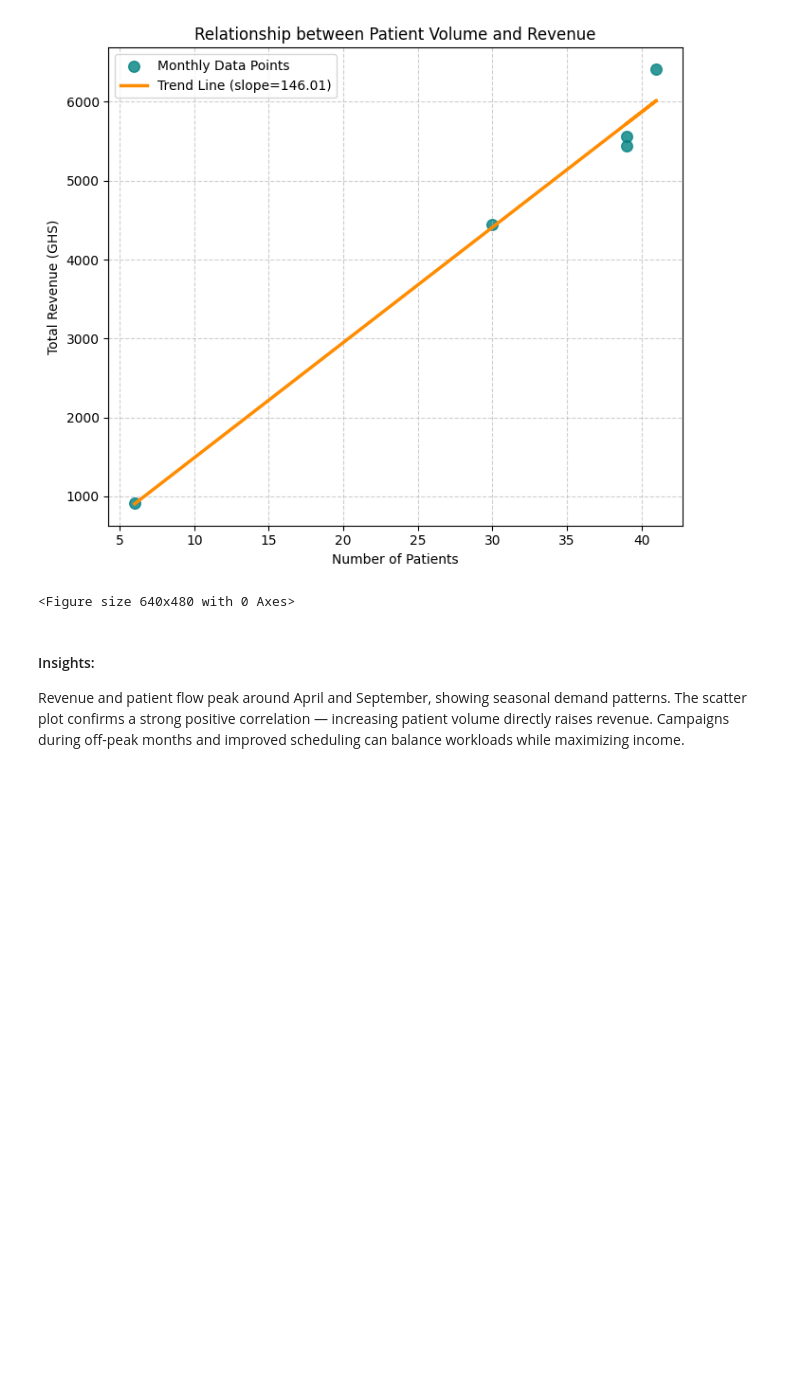
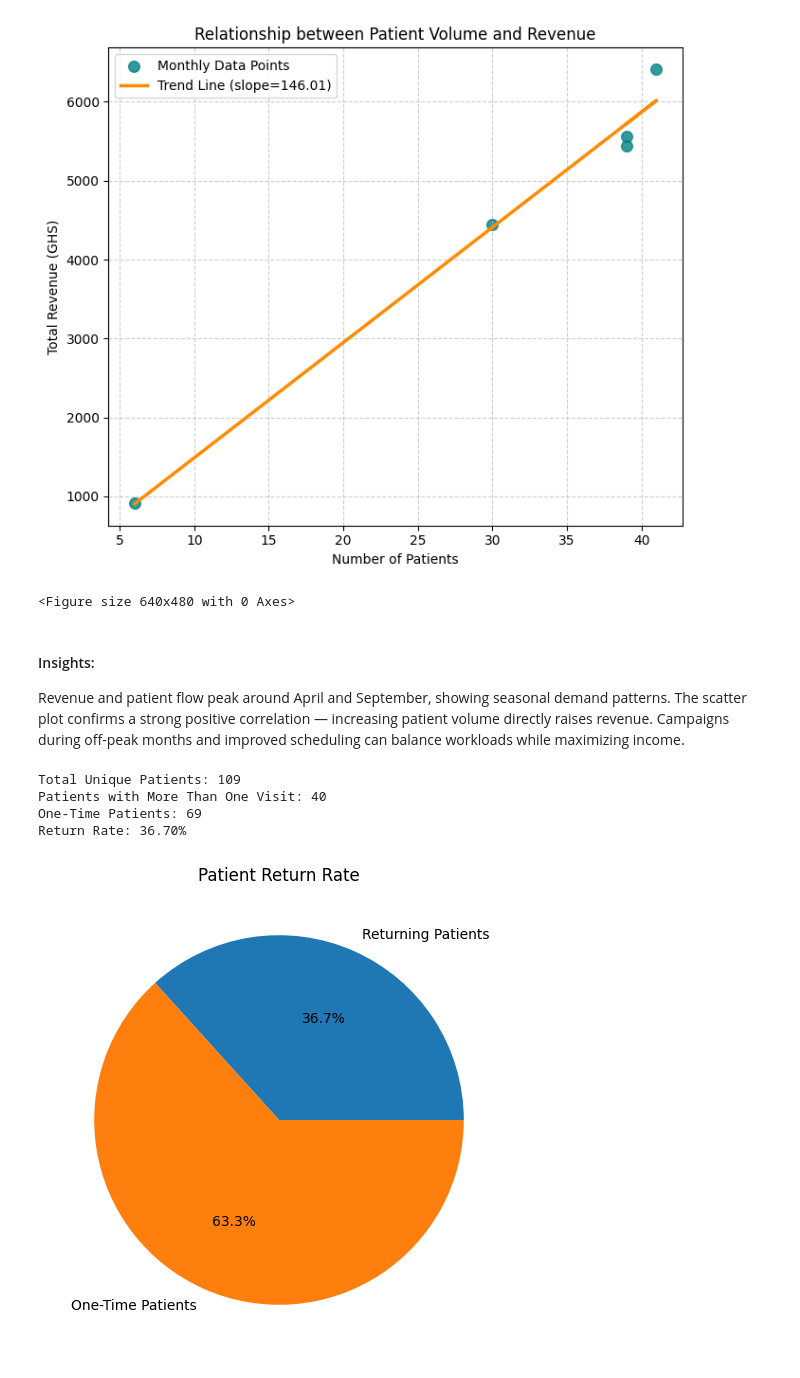
Before and after one commit to aquashie14/Med_Lab_Analysis, a Jupyter notebook: Notebooks/MLA.ipynb, the cells around one changed output. Drawn from its saved outputs; the diff is of its cells as text; code cells hidden in the pictures; blank space fills up the shorter version.

```diff
--- a/Notebooks/MLA.ipynb
+++ b/Notebooks/MLA.ipynb
@@ -555,3 +561,31 @@ plt.show()
 Revenue and patient flow peak around April and September, showing seasonal demand patterns.
 The scatter plot confirms a strong positive correlation — increasing patient volume directly raises revenue.
 Campaigns during off-peak months and improved scheduling can balance workloads while maximizing income.
+# %%
+import pandas as pd
+df = pd.read_csv("Med_Lab_Cleaned.csv")
+visit_counts = df['Patient ID'].value_counts()
+total_patients = len(visit_counts)
+returning_patients = (visit_counts > 1).sum()
+one_time_patients = (visit_counts == 1).sum()
+return_rate = (returning_patients / total_patients) * 100
+print("Total Unique Patients:", total_patients)
+print("Patients with More Than One Visit:", returning_patients)
+print("One-Time Patients:", one_time_patients)
+print(f"Return Rate: {return_rate:.2f}%")
+# %% [output]
+Total Unique Patients: 109
+Patients with More Than One Visit: 40
+One-Time Patients: 69
+Return Rate: 36.70%
+# %%
+import matplotlib.pyplot as plt
+labels = ['Returning Patients', 'One-Time Patients']
+sizes = [returning_patients, one_time_patients]
+plt.figure(figsize=(6,6))
+plt.pie(sizes, labels=labels, autopct='%1.1f%%')
+plt.title('Patient Return Rate')
+plt.savefig("Patient_Return_Rate.png", bbox_inches='tight', dpi=300)
+plt.show()
+# %% [output]
+[figure, added]
```
Also changed, not shown: parts of 3 cells of this notebook, 8 other files.
